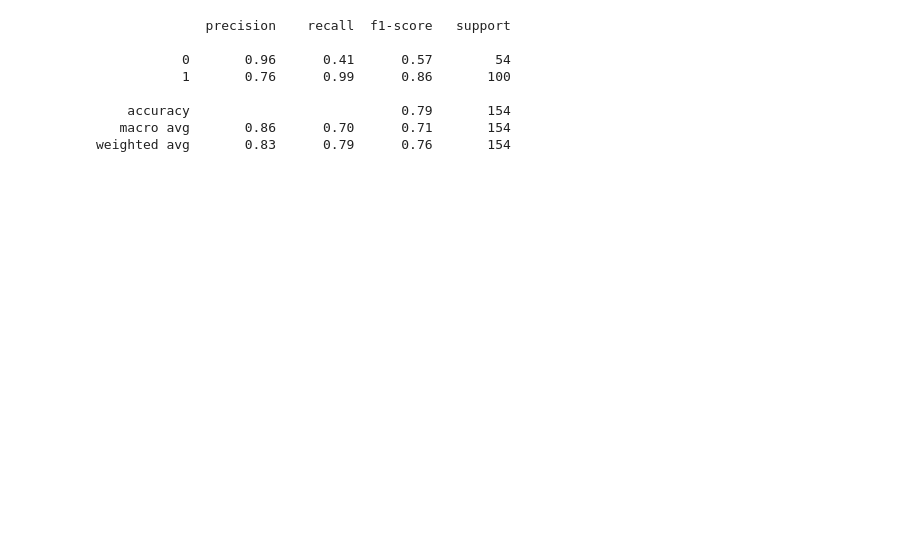
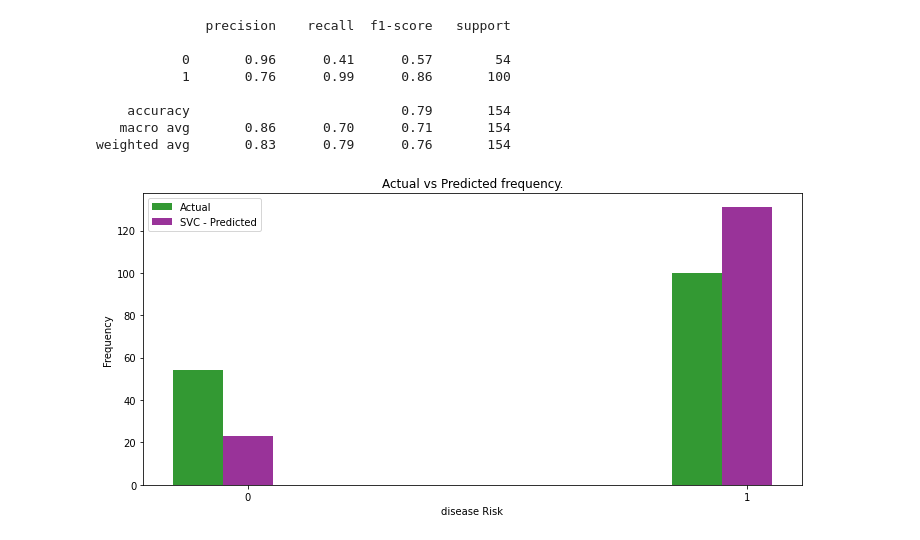
Before and after one commit to CSP-Simon/proiectDSI, a Jupyter notebook: ProiectDSI.ipynb, the cells around one changed output. Cells and saved outputs as stored; diff of their text form; code cells hidden in the pictures; blank space fills up the shorter version.

```diff
--- a/ProiectDSI.ipynb
+++ b/ProiectDSI.ipynb
@@ -647,7 +680,7 @@ weighted avg       0.81      0.77      0.74       154
 svc_prediction = svc.predict(x_val)
 # %%
 print(classification_report(y_val, svc_prediction))
-y_hat=grid_predictions
+y_pred=grid_predictions
 # %% [output]
               precision    recall  f1-score   support
 
@@ -657,3 +690,36 @@ y_hat=grid_predictions
     accuracy                           0.79       154
    macro avg       0.86      0.70      0.71       154
 weighted avg       0.83      0.79      0.76       154
+# %%
+uniqueValues, occurCount = np.unique(y_val, return_counts=True)
+frequency_actual = (occurCount[0],occurCount[1])
+
+uniqueValues, occurCount = np.unique(y_pred, return_counts=True)
+frequency_predicted_svc = (occurCount[0],occurCount[1])
+
+n_groups = 2
+fig, ax = plt.subplots(figsize=(10,5))
+index = np.arange(n_groups)
+bar_width = 0.1
+opacity = 0.8
+
+rects1 = plt.bar(index, frequency_actual, bar_width,
+alpha=opacity,
+color='g',
+label='Actual')
+
+rects6 = plt.bar(index + bar_width, frequency_predicted_rfc, bar_width,
+alpha=opacity,
+color='purple',
+label='SVC - Predicted')
+
+plt.xlabel('disease Risk')
+plt.ylabel('Frequency')
+plt.title('Actual vs Predicted frequency.')
+plt.xticks(index + bar_width, ('0', '1'))
+plt.legend()
+
+plt.tight_layout()
+plt.show()
+# %% [output]
+[figure, added]
```
Also changed, not shown: parts of 6 cells of this notebook.
